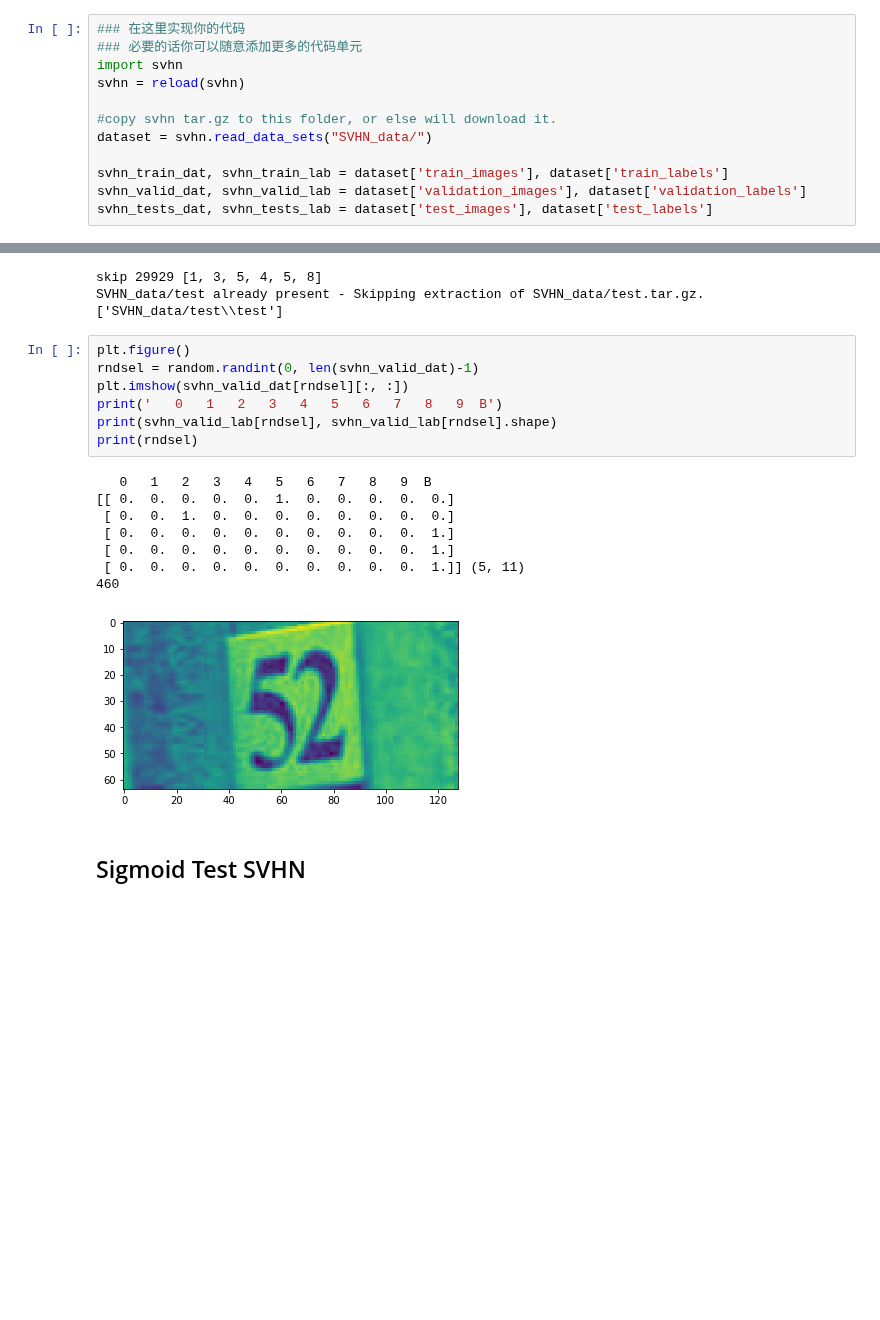
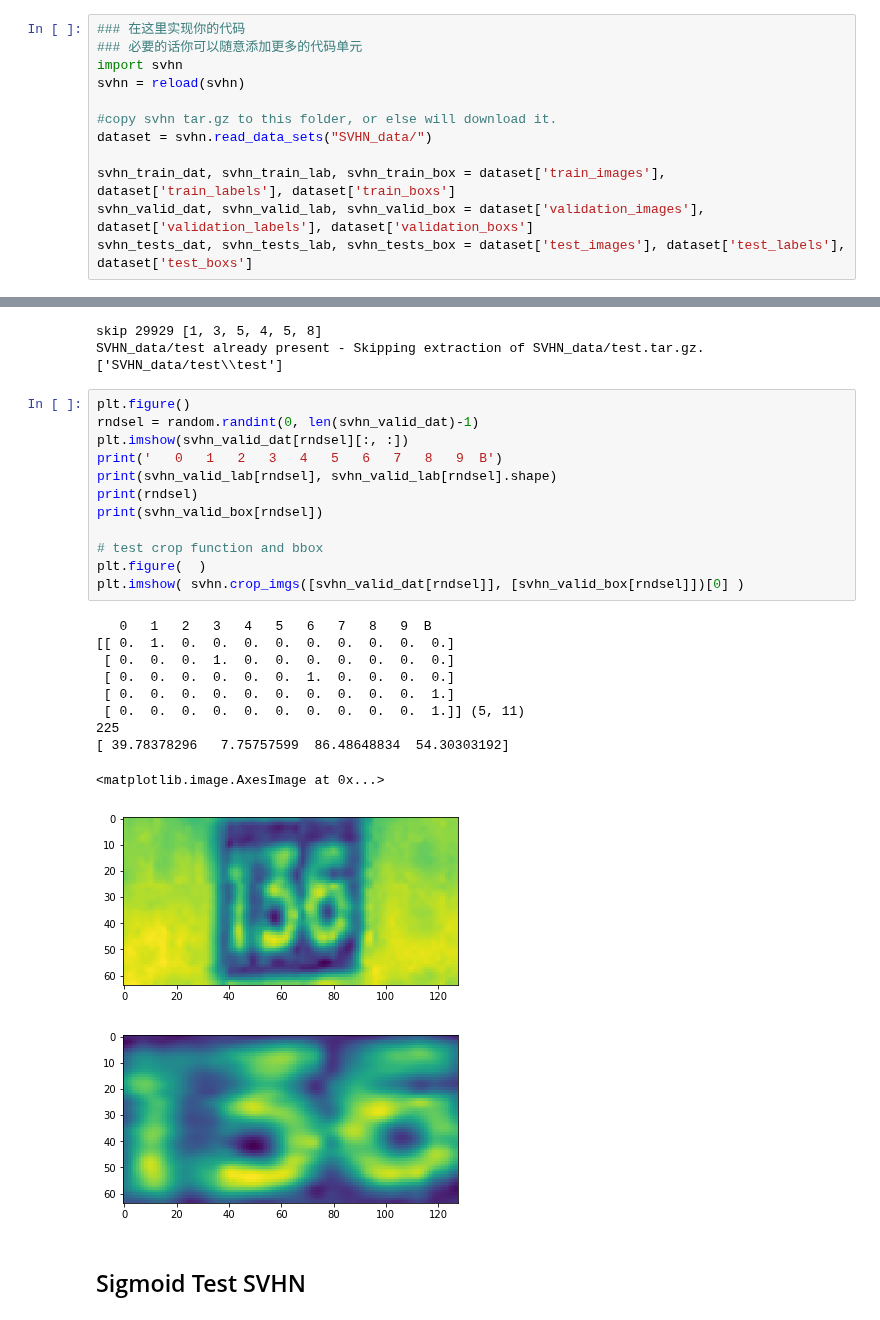
Before and after one commit to Heerozh/machine-learning, a Jupyter notebook: projects/digit_recognition/digit_recognition.ipynb, the cells around one changed output, grey strips where cells are left out. Cells and saved outputs as stored; diff of their text form; blank space fills up the shorter version.

Commit message:
crop image

```diff
--- a/projects/digit_recognition/digit_recognition.ipynb
+++ b/projects/digit_recognition/digit_recognition.ipynb
@@ -295,9 +295,9 @@ svhn = reload(svhn)
 #copy svhn tar.gz to this folder, or else will download it.
 dataset = svhn.read_data_sets("SVHN_data/")
 
-svhn_train_dat, svhn_train_lab = dataset['train_images'], dataset['train_labels']
-svhn_valid_dat, svhn_valid_lab = dataset['validation_images'], dataset['validation_labels']
-svhn_tests_dat, svhn_tests_lab = dataset['test_images'], dataset['test_labels']
+svhn_train_dat, svhn_train_lab, svhn_train_box = dataset['train_images'], dataset['train_labels'], dataset['train_boxs']
+svhn_valid_dat, svhn_valid_lab, svhn_valid_box = dataset['validation_images'], dataset['validation_labels'], dataset['validation_boxs']
+svhn_tests_dat, svhn_tests_lab, svhn_tests_box = dataset['test_images'], dataset['test_labels'], dataset['test_boxs']
 # %% [output]
 SVHN_data/train already present - Skipping extraction of SVHN_data/train.tar.gz.
 ['SVHN_data/train\\train']
@@ -307,19 +307,27 @@ SVHN_data/test already present - Skipping extraction of SVHN_data/test.tar.gz.
 # %%
 plt.figure()
 rndsel = random.randint(0, len(svhn_valid_dat)-1)
 plt.imshow(svhn_valid_dat[rndsel][:, :])
 print('   0   1   2   3   4   5   6   7   8   9  B')
 print(svhn_valid_lab[rndsel], svhn_valid_lab[rndsel].shape)
 print(rndsel)
+print(svhn_valid_box[rndsel])
+
+# test crop function and bbox
+plt.figure(  )
+plt.imshow( svhn.crop_imgs([svhn_valid_dat[rndsel]], [svhn_valid_box[rndsel]])[0] )
 # %% [output]
    0   1   2   3   4   5   6   7   8   9  B
-[[ 0.  0.  0.  0.  0.  1.  0.  0.  0.  0.  0.]
- [ 0.  0.  1.  0.  0.  0.  0.  0.  0.  0.  0.]
- [ 0.  0.  0.  0.  0.  0.  0.  0.  0.  0.  1.]
+[[ 0.  1.  0.  0.  0.  0.  0.  0.  0.  0.  0.]
+ [ 0.  0.  0.  1.  0.  0.  0.  0.  0.  0.  0.]
+ [ 0.  0.  0.  0.  0.  0.  1.  0.  0.  0.  0.]
  [ 0.  0.  0.  0.  0.  0.  0.  0.  0.  0.  1.]
  [ 0.  0.  0.  0.  0.  0.  0.  0.  0.  0.  1.]] (5, 11)
-460
+225
+[ 39.78378296   7.75757599  86.48648834  54.30303192]
+<matplotlib.image.AxesImage at 0x...>
-[figure, old version]
+[figure, new version]
+[figure, added]
 # %% [markdown]
 ## Sigmoid Test SVHN
 # %%
```
Also changed, not shown: parts of 8 cells of this notebook, 1 other file.
